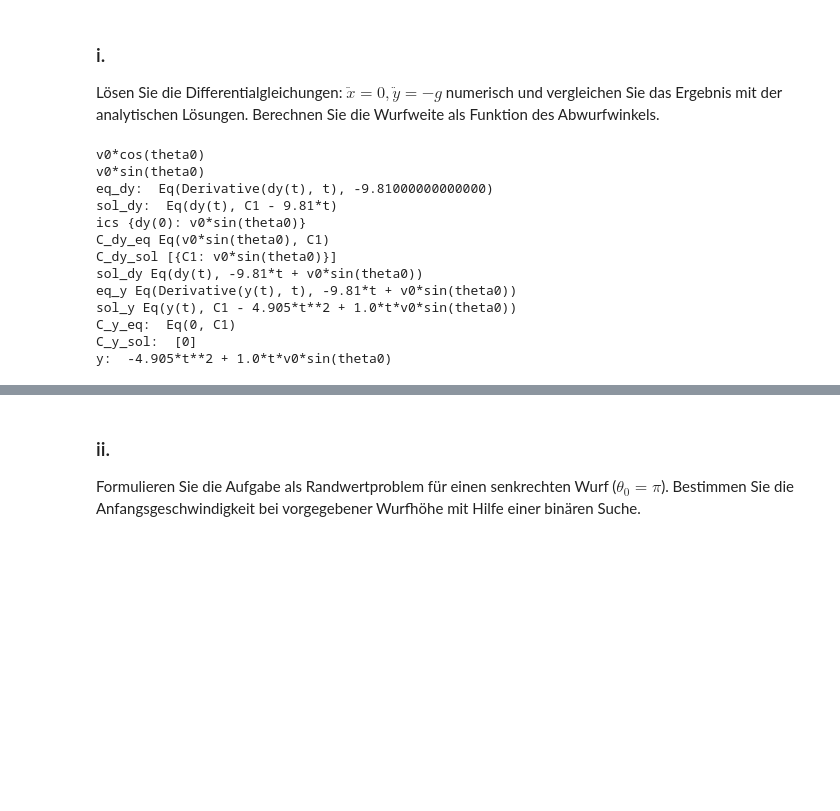
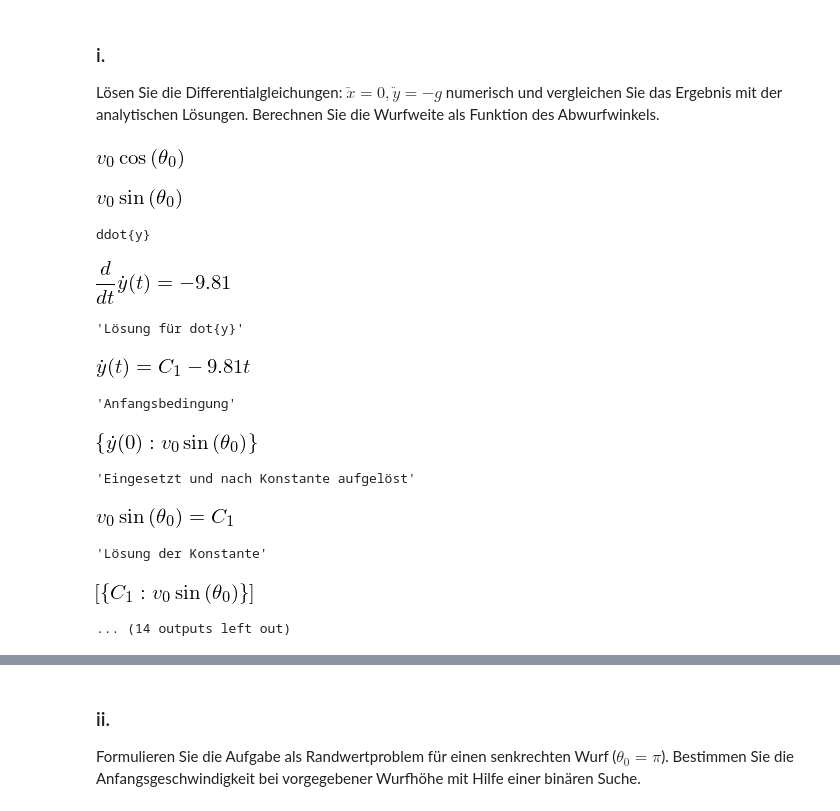
Before and after one commit to AlexandraMayer/Modellbildung-und-Simulation, a Jupyter notebook: Klassiche Mechanik 1.ipynb, the cells around one changed output, grey strips where cells are left out. Drawn from its saved outputs; the diff is of its cells as text; code cells hidden in the pictures; blank space fills up the shorter version.

```diff
--- a/Klassiche Mechanik 1.ipynb
+++ b/Klassiche Mechanik 1.ipynb
@@ -236,51 +228,53 @@ Lösen Sie die Differentialgleichungen: $\ddot{x} = 0, \ddot{y} = -g$ numerisch
 g = 9.81
 # %%
 t, y0, v0, theta0 = sy.symbols('t, y0, v0, theta0')
-y, dy = sy.symbols('y, dy', function=True)
+y, dy = sy.symbols('y, \dot{y}', function=True)
 vx0 = v0*sy.cos(theta0)
 vy0 = v0*sy.sin(theta0)
-print(vx0)
-print(vy0)
+display(vx0)
+display(vy0)
 
 eq_dy = sy.Eq(sy.Derivative(dy(t), t, 1), -9.81)
-print('eq_dy: ', eq_dy)
+print("ddot{y}")
+display(eq_dy)
 sol_dy = sy.dsolve(eq_dy)
-print('sol_dy: ', sol_dy)
+display('Lösung für dot{y}', sol_dy)
 ics = {dy(0): vy0}
-print('ics', ics)
+display('Anfangsbedingung', ics)
 C_dy_eq = sy.Eq(sol_dy.lhs.subs(t,0).subs(ics), sol_dy.rhs.subs(t,0))
-print('C_dy_eq', C_dy_eq)
+display('Eingesetzt und nach Konstante aufgelöst', C_dy_eq)
 C_dy_sol = sy.solve(C_dy_eq)
-print('C_dy_sol', C_dy_sol)
+display('Lösung der Konstante', C_dy_sol)
 dy = sol_dy.subs(C_dy_sol[0])
-print('sol_dy', dy)
+display('Lösung von dot{y} mit eingesetzter Konstante', dy)
 eq_y = sy.Eq(sy.Derivative(y(t),t , 1), dy.rhs)
-print('eq_y', eq_y)
+display('dot{y} bezogen auf y', eq_y)
 sol_y = sy.dsolve(eq_y)
-print('sol_y', sol_y)
+display('Lösung für y', sol_y)
 ics = {y(0): 0}
+display('Anfangesbedingung', ics)
 C_y_eq = sy.Eq(sol_y.lhs.subs(t, 0).subs(ics), sol_y.rhs.subs(t,0))
-print('C_y_eq: ', C_y_eq)
+display('Eingesetzt und nach Konstante aufglöst: ', C_y_eq)
 C_y_sol = sy.solve(C_y_eq)
-print('C_y_sol: ', C_y_sol)
+display('Lösung mit eingesetzter Konstante: ', C_y_sol)
 if isinstance(C_y_sol[0], dict):
     y = sol_y.subs(C_y_sol[0]).rhs
 else:
     y = sol_y.subs({C_y_eq.rhs : C_y_eq.lhs}).rhs
-print('y: ', y)
+display('y: ', y)
 # %% [output]
+[figure, added]
+[figure, added]
-v0*cos(theta0)
-v0*sin(theta0)
-eq_dy:  Eq(Derivative(dy(t), t), -9.81000000000000)
-sol_dy:  Eq(dy(t), C1 - 9.81*t)
-ics {dy(0): v0*sin(theta0)}
-C_dy_eq Eq(v0*sin(theta0), C1)
-C_dy_sol [{C1: v0*sin(theta0)}]
-sol_dy Eq(dy(t), -9.81*t + v0*sin(theta0))
-eq_y Eq(Derivative(y(t), t), -9.81*t + v0*sin(theta0))
-sol_y Eq(y(t), C1 - 4.905*t**2 + 1.0*t*v0*sin(theta0))
-C_y_eq:  Eq(0, C1)
-C_y_sol:  [0]
-y:  -4.905*t**2 + 1.0*t*v0*sin(theta0)
+ddot{y}
+[figure, added]
+'Lösung für dot{y}'
+[figure, added]
+'Anfangsbedingung'
+[figure, added]
+'Eingesetzt und nach Konstante aufgelöst'
+[figure, added]
+'Lösung der Konstante'
+[figure, added]
+... (14 outputs left out)
 # %%
 t, x0, v0, theta0, x_v = sy.symbols('t, x0, v0, theta0, x_v')
```
Also changed, not shown: parts of 27 cells of this notebook.
